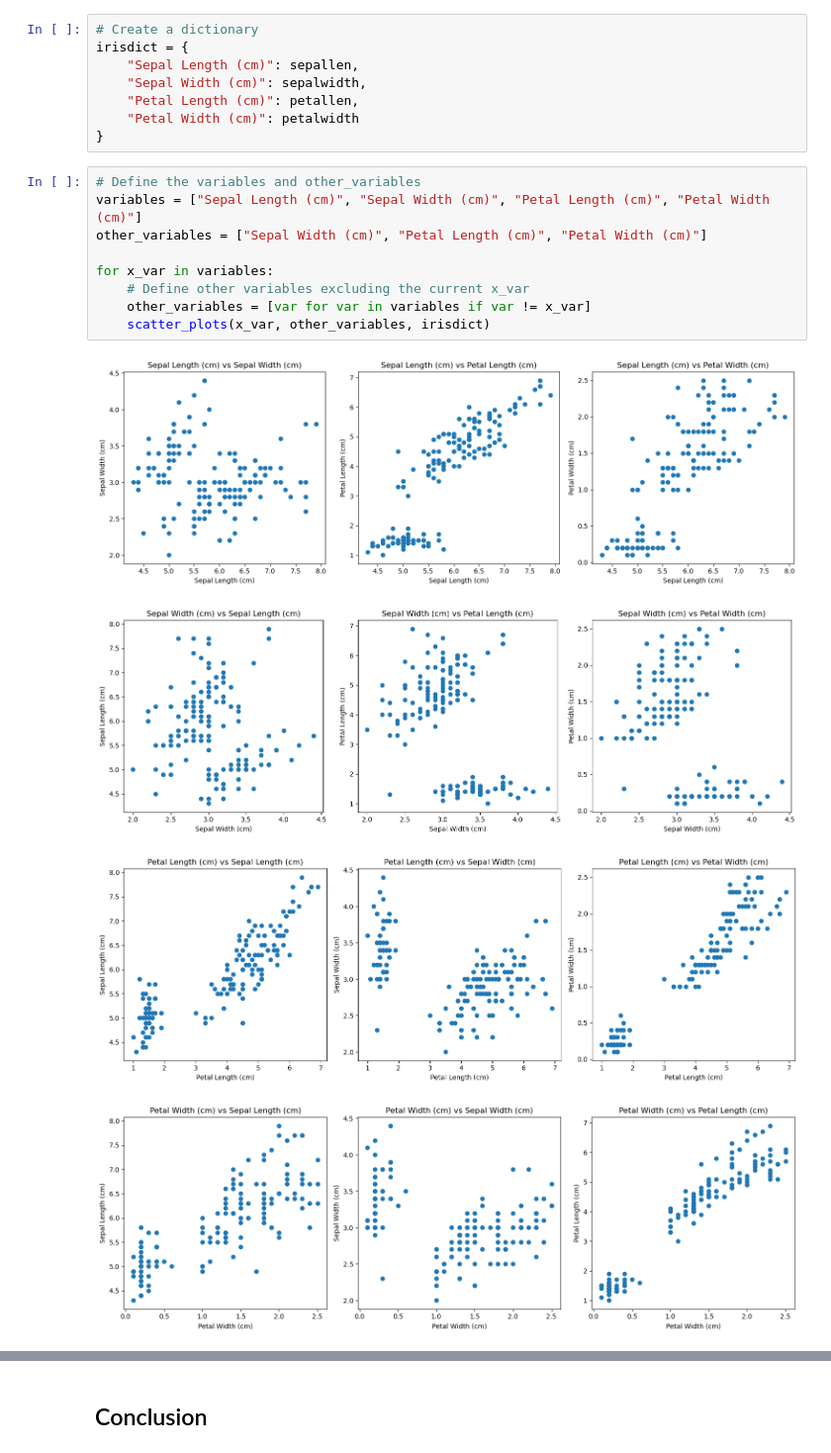
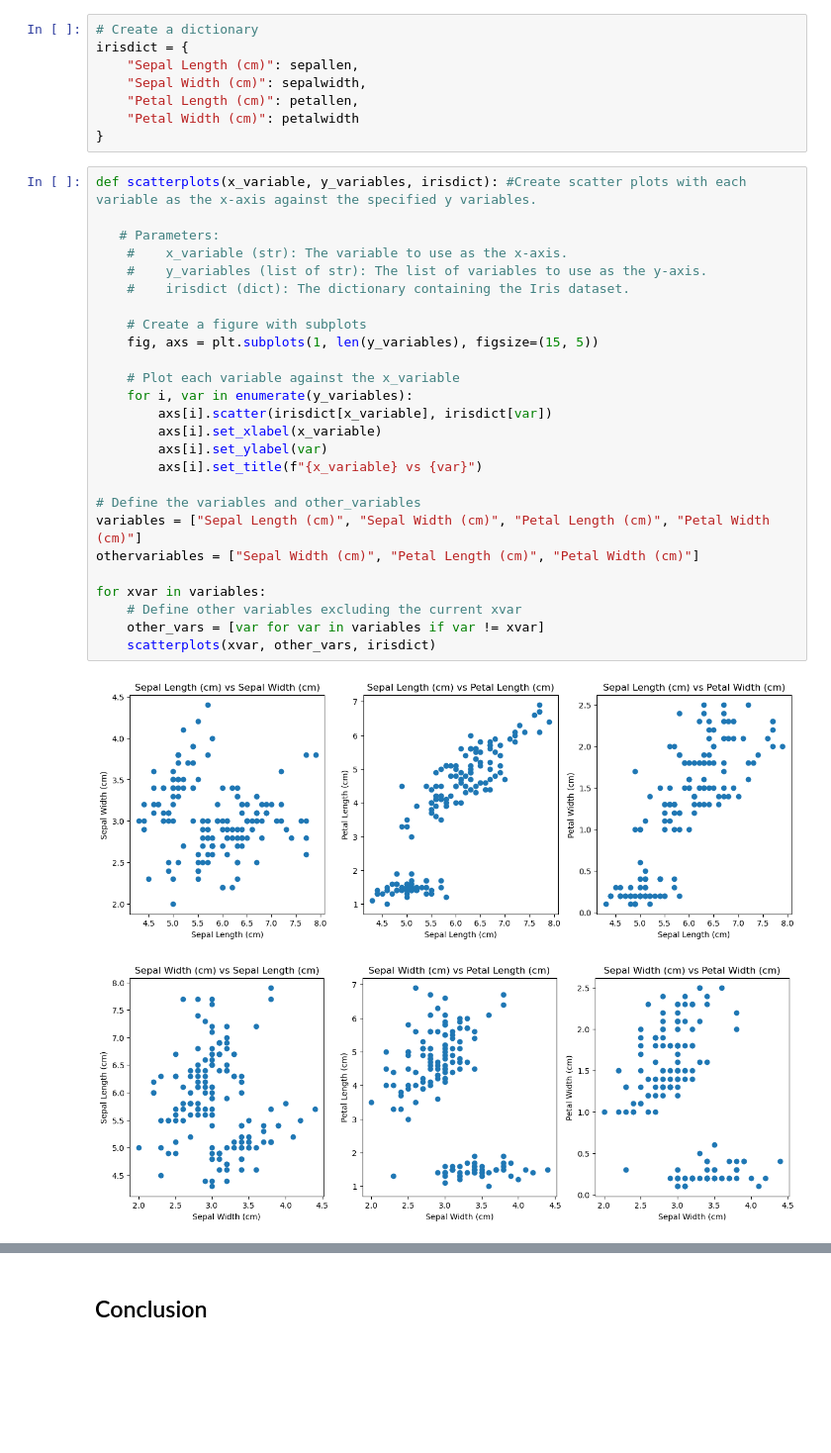
Before and after one commit to MylesHenehan/pands-project, a Jupyter notebook: analysis.ipynb, the cells around one changed output, grey strips where cells are left out. Shown at 99% size. Cells and saved outputs as stored; diff of their text form; blank space fills up the shorter version.

```diff
--- a/analysis.ipynb
+++ b/analysis.ipynb
@@ -109,17 +110,32 @@ irisdict = {
     "Petal Length (cm)": petallen,
     "Petal Width (cm)": petalwidth
 }
-# %%
-# Define the variables and other_variables
-variables = ["Sepal Length (cm)", "Sepal Width (cm)", "Petal Length (cm)", "Petal Width (cm)"]
-other_variables = ["Sepal Width (cm)", "Petal Length (cm)", "Petal Width (cm)"]
-
-for x_var in variables:
-    # Define other variables excluding the current x_var
-    other_variables = [var for var in variables if var != x_var]
-    scatter_plots(x_var, other_variables, irisdict)
-# %% [output]
-[figure, removed]
-[figure, removed]
-[figure, removed]
-[figure, removed]
+# %%
+def scatterplots(x_variable, y_variables, irisdict): #Create scatter plots with each variable as the x-axis against the specified y variables.
+
+   # Parameters:
+    #    x_variable (str): The variable to use as the x-axis.
+    #    y_variables (list of str): The list of variables to use as the y-axis.
+    #    irisdict (dict): The dictionary containing the Iris dataset.
+
+    # Create a figure with subplots
+    fig, axs = plt.subplots(1, len(y_variables), figsize=(15, 5))
+
+    # Plot each variable against the x_variable
+    for i, var in enumerate(y_variables):
+        axs[i].scatter(irisdict[x_variable], irisdict[var])
+        axs[i].set_xlabel(x_variable)
+        axs[i].set_ylabel(var)
+        axs[i].set_title(f"{x_variable} vs {var}")
+
+# Define the variables and other_variables
+variables = ["Sepal Length (cm)", "Sepal Width (cm)", "Petal Length (cm)", "Petal Width (cm)"]
+othervariables = ["Sepal Width (cm)", "Petal Length (cm)", "Petal Width (cm)"]
+
+for xvar in variables:
+    # Define other variables excluding the current xvar
+    other_vars = [var for var in variables if var != xvar]
+    scatterplots(xvar, other_vars, irisdict)
+# %% [output]
+[figure, added]
+[figure, added]
```
Also changed, not shown: parts of 18 cells of this notebook, 2 other files.
